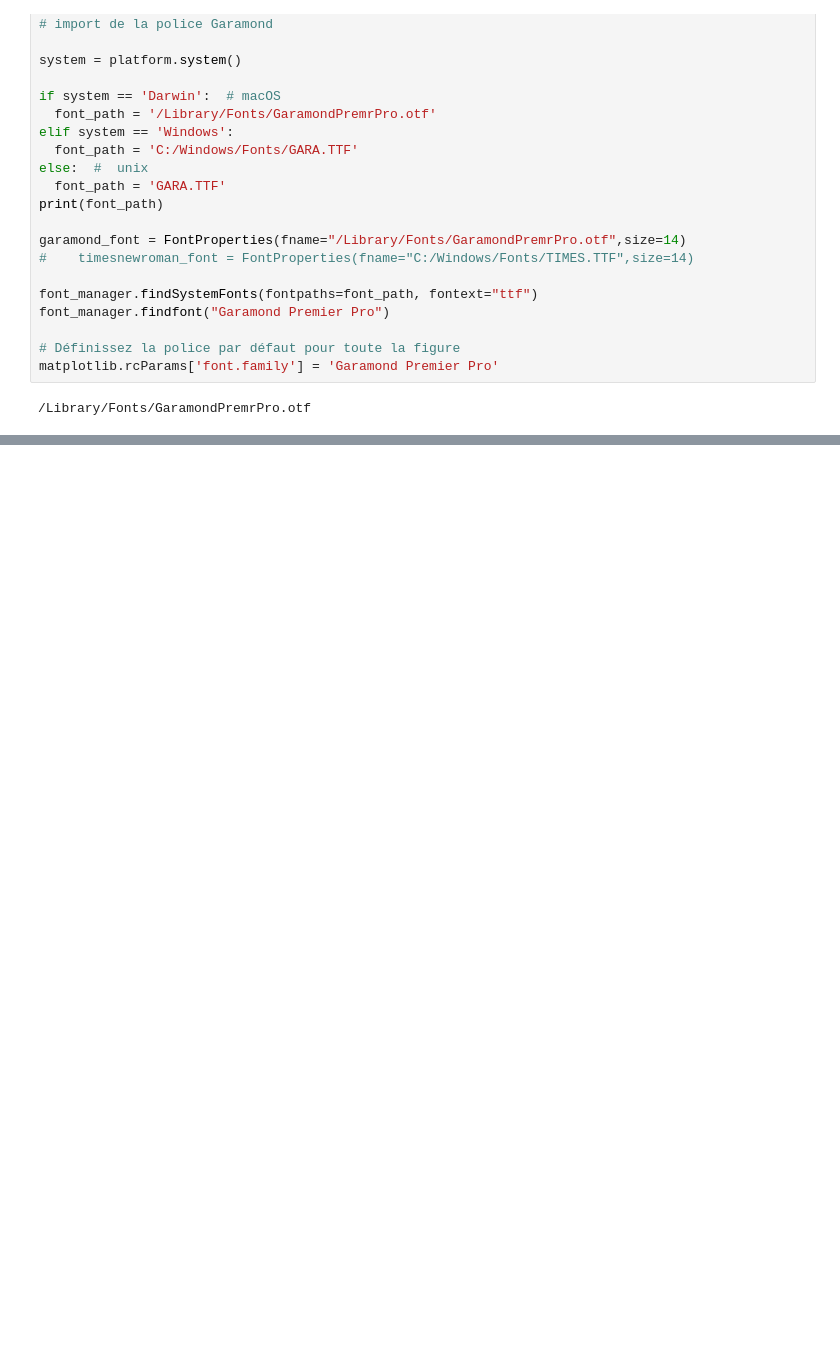
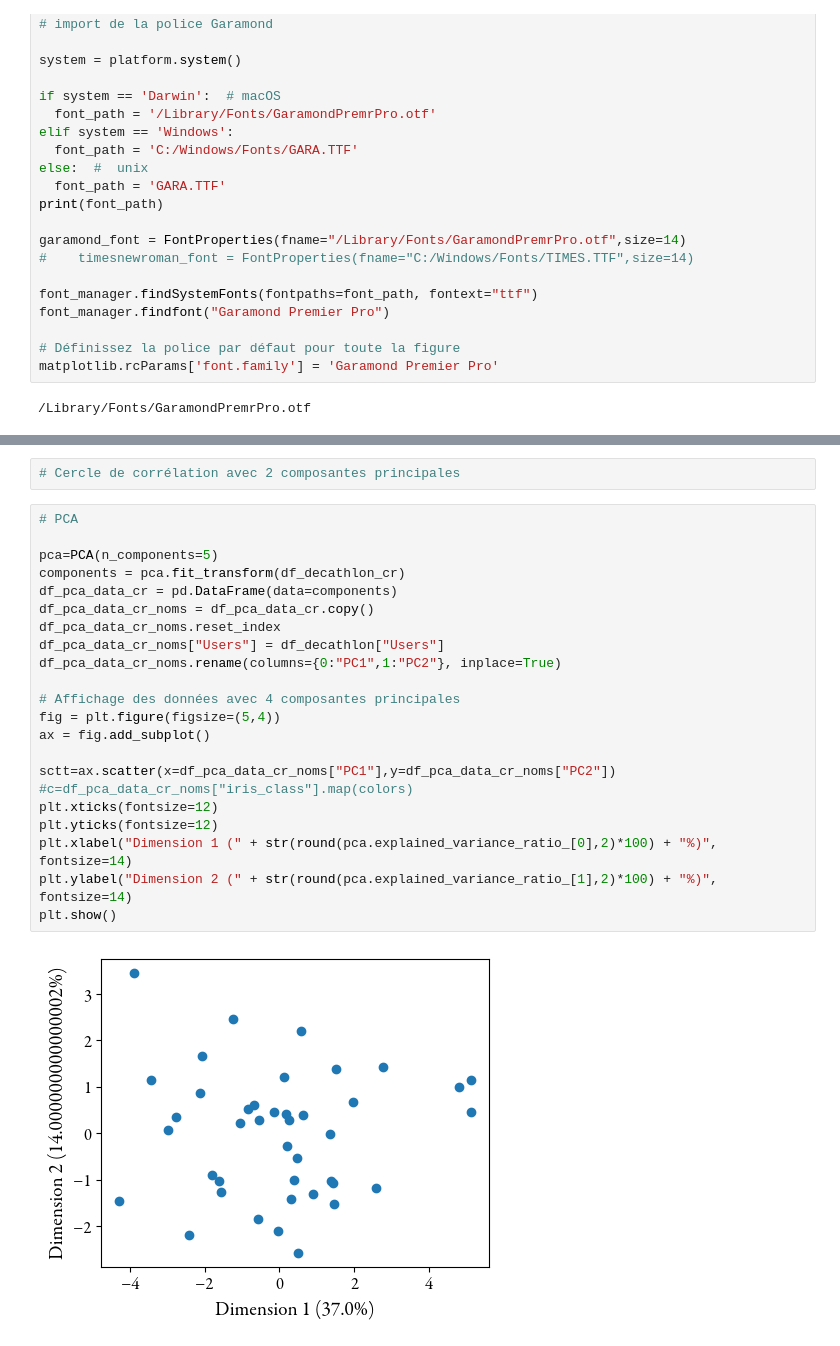
Before and after one commit to RMorana/DU_Data, a Jupyter notebook: Decathlon.ipynb, the cells around one changed output, grey strips where cells are left out. Cells and saved outputs as stored; diff of their text form; blank space fills up the shorter version.

```diff
--- a/Decathlon.ipynb
+++ b/Decathlon.ipynb
@@ -102,0 +199,25 @@ print(df_decathlon_cr)
+# %%
+# Cercle de corrélation avec 2 composantes principales
+# %%
+# PCA
+
+pca=PCA(n_components=5)
+components = pca.fit_transform(df_decathlon_cr)
+df_pca_data_cr = pd.DataFrame(data=components)
+df_pca_data_cr_noms = df_pca_data_cr.copy()
+df_pca_data_cr_noms.reset_index
+df_pca_data_cr_noms["Users"] = df_decathlon["Users"]
+df_pca_data_cr_noms.rename(columns={0:"PC1",1:"PC2"}, inplace=True)
+
+# Affichage des données avec 4 composantes principales
+fig = plt.figure(figsize=(5,4))
+ax = fig.add_subplot()
+
+sctt=ax.scatter(x=df_pca_data_cr_noms["PC1"],y=df_pca_data_cr_noms["PC2"]) #c=df_pca_data_cr_noms["iris_class"].map(colors)
+plt.xticks(fontsize=12)
+plt.yticks(fontsize=12)
+plt.xlabel("Dimension 1 (" + str(round(pca.explained_variance_ratio_[0],2)*100) + "%)", fontsize=14)
+plt.ylabel("Dimension 2 (" + str(round(pca.explained_variance_ratio_[1],2)*100) + "%)", fontsize=14)
+plt.show()
+# %% [output]
+[figure, added]
```
Also changed, not shown: parts of 7 cells of this notebook.
